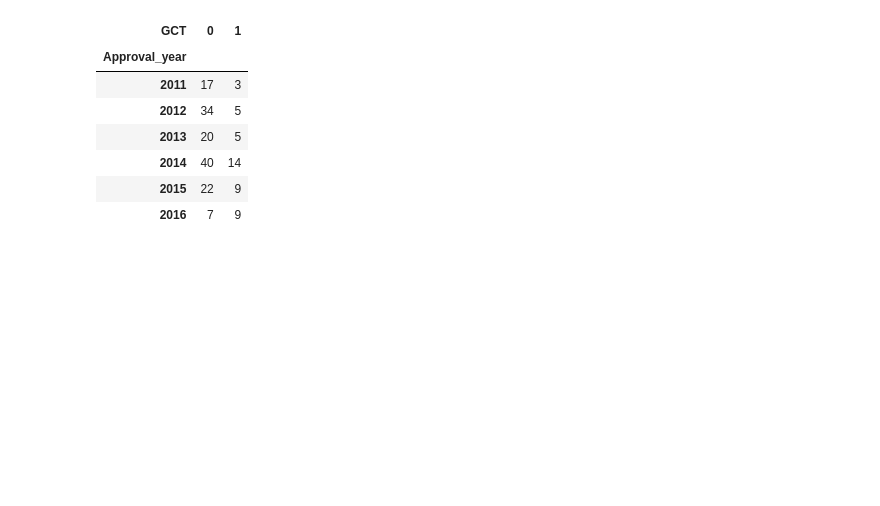
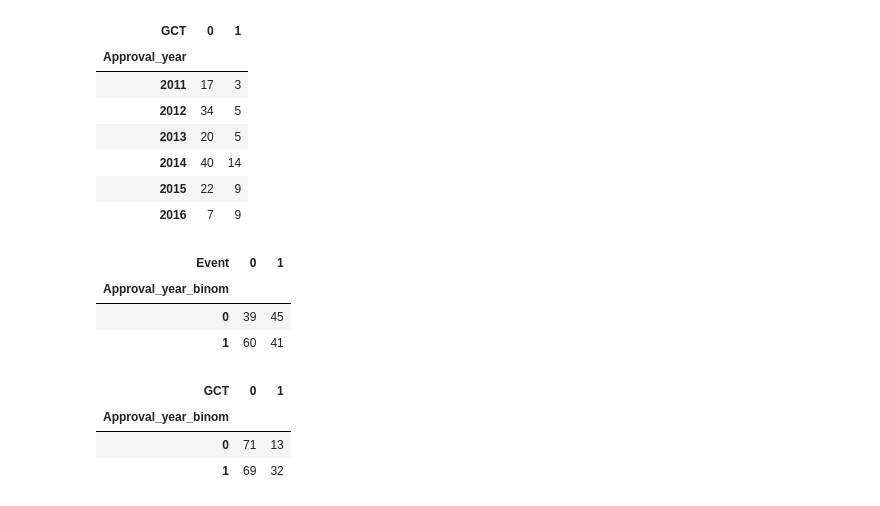
Before and after one commit to Chocolat0517K/Pharmaceutical_Data_Analysis, a Jupyter notebook: pilot_study.ipynb, the cells around one changed output. Drawn from its saved outputs; the diff is of its cells as text; code cells hidden in the pictures; blank space fills up the shorter version.

```diff
--- a/pilot_study.ipynb
+++ b/pilot_study.ipynb
@@ -369,3 +404,22 @@ display(ct_app_gct)
+# %%
+# create a crosstab of Approval_year and PMSE
+ct_appb_pmse = pd.crosstab(pilot.Approval_year_binom,
+                           pilot.Event)
+display(ct_appb_pmse)
+
+# create a crosstab of Approval_year and GCT
+ct_appb_gct = pd.crosstab(pilot.Approval_year_binom,
+                          pilot.GCT)
+display(ct_appb_gct)
+# %% [output]
+| Event | 0 | 1 |
+| Approval_year_binom |  |  |
+| 0 | 39 | 45 |
+| 1 | 60 | 41 |
+| GCT | 0 | 1 |
+| Approval_year_binom |  |  |
+| 0 | 71 | 13 |
+| 1 | 69 | 32 |
 # %%
 # check the dataset after modifications
 pilot.head()
```
Also changed, not shown: parts of 11 cells of this notebook.
